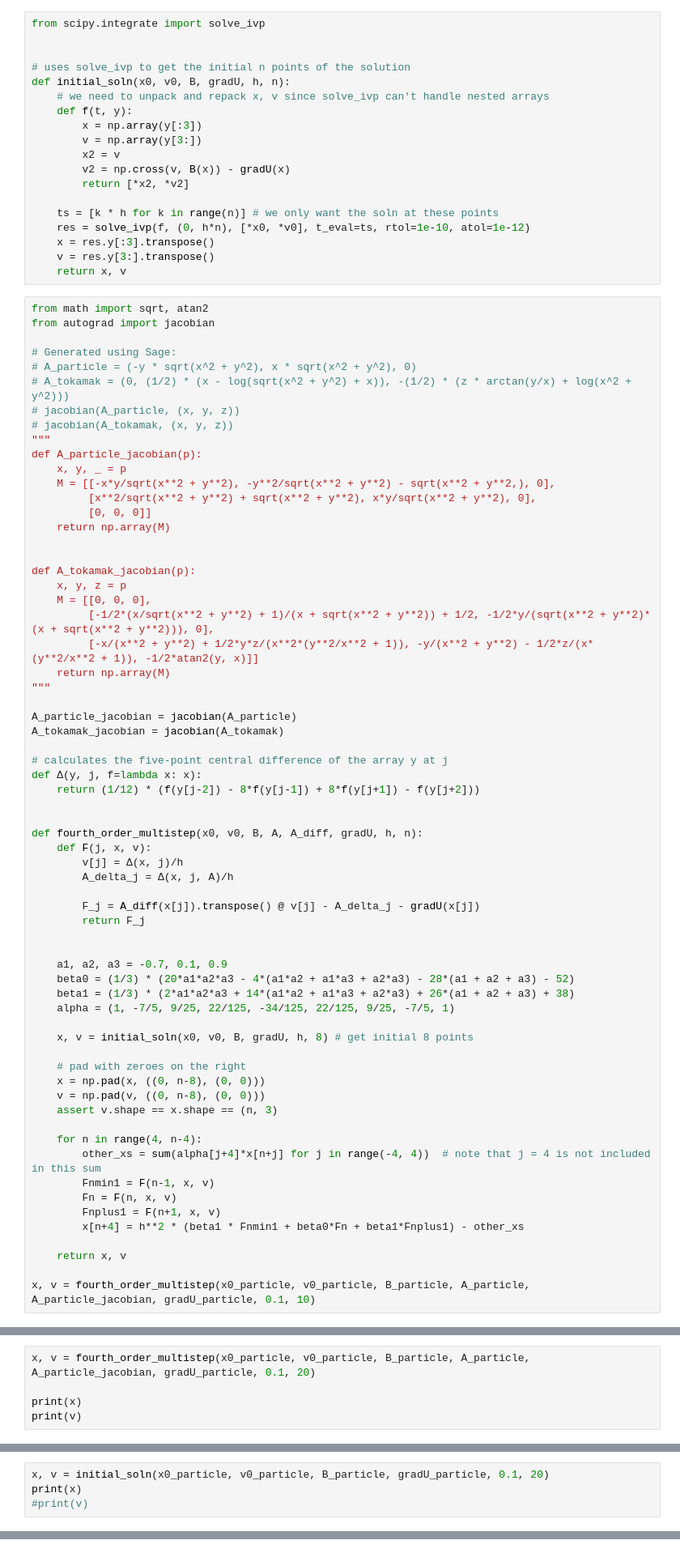
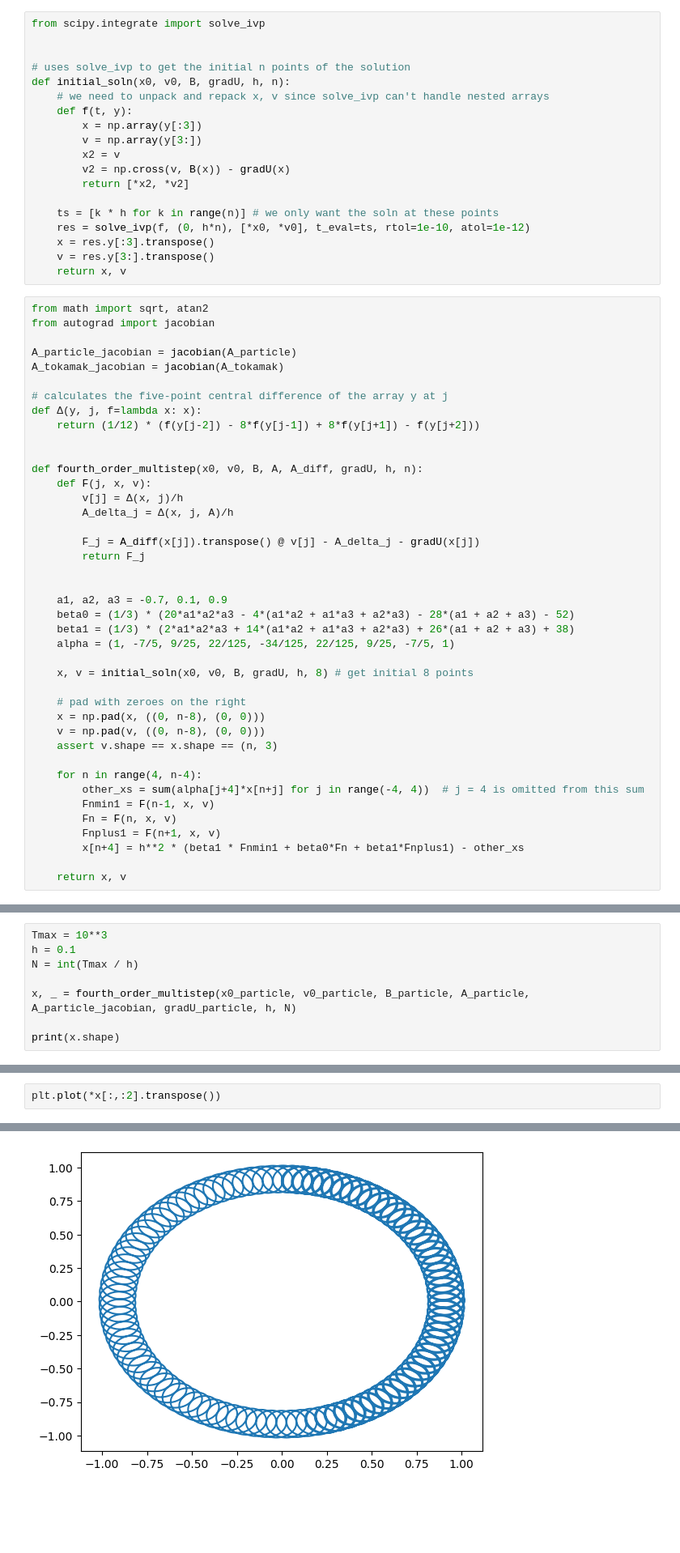
Before and after one commit to DonSheddow/TMA4215-project2, a Jupyter notebook: sigurd.ipynb, the cells around one changed output, grey strips where cells are left out. Shown: that part at 81% size. Cells and saved outputs as stored; diff of their text form; blank space fills up the shorter version.

```diff
--- a/sigurd.ipynb
+++ b/sigurd.ipynb
@@ -126,28 +128,6 @@ def initial_soln(x0, v0, B, gradU, h, n):
 # %%
 from math import sqrt, atan2
 from autograd import jacobian
-
-# Generated using Sage:
-# A_particle = (-y * sqrt(x^2 + y^2), x * sqrt(x^2 + y^2), 0)
-# A_tokamak = (0, (1/2) * (x - log(sqrt(x^2 + y^2) + x)), -(1/2) * (z * arctan(y/x) + log(x^2 + y^2)))
-# jacobian(A_particle, (x, y, z))
-# jacobian(A_tokamak, (x, y, z))
-"""
-def A_particle_jacobian(p):
-    x, y, _ = p
-    M = [[-x*y/sqrt(x**2 + y**2), -y**2/sqrt(x**2 + y**2) - sqrt(x**2 + y**2,), 0],
-         [x**2/sqrt(x**2 + y**2) + sqrt(x**2 + y**2), x*y/sqrt(x**2 + y**2), 0],
-         [0, 0, 0]]
-    return np.array(M)
-
-
-def A_tokamak_jacobian(p):
-    x, y, z = p
-    M = [[0, 0, 0],
-         [-1/2*(x/sqrt(x**2 + y**2) + 1)/(x + sqrt(x**2 + y**2)) + 1/2, -1/2*y/(sqrt(x**2 + y**2)*(x + sqrt(x**2 + y**2))), 0],
-         [-x/(x**2 + y**2) + 1/2*y*z/(x**2*(y**2/x**2 + 1)), -y/(x**2 + y**2) - 1/2*z/(x*(y**2/x**2 + 1)), -1/2*atan2(y, x)]]
-    return np.array(M)
-"""
 
 A_particle_jacobian = jacobian(A_particle)
 A_tokamak_jacobian = jacobian(A_tokamak)
@@ -179,12 +159,10 @@ def fourth_order_multistep(x0, v0, B, A, A_diff, gradU, h, n):
     assert v.shape == x.shape == (n, 3)
 
     for n in range(4, n-4):
-        other_xs = sum(alpha[j+4]*x[n+j] for j in range(-4, 4))  # note that j = 4 is not included in this sum
+        other_xs = sum(alpha[j+4]*x[n+j] for j in range(-4, 4))  # j = 4 is omitted from this sum
         Fnmin1 = F(n-1, x, v)
         Fn = F(n, x, v)
         Fnplus1 = F(n+1, x, v)
         x[n+4] = h**2 * (beta1 * Fnmin1 + beta0*Fn + beta1*Fnplus1) - other_xs
 
     return x, v
-
-x, v = fourth_order_multistep(x0_particle, v0_particle, B_particle, A_particle, A_particle_jacobian, gradU_particle, 0.1, 10)
@@ -208,6 +174,9 @@ print(A_particle_jacobian(np.array([1., 1., 1.])))
 # %%
-x, v = fourth_order_multistep(x0_particle, v0_particle, B_particle, A_particle, A_particle_jacobian, gradU_particle, 0.1, 20)
+Tmax = 10**3
+h = 0.1
+N = int(Tmax / h)
 
-print(x)
-print(v)
+x, _ = fourth_order_multistep(x0_particle, v0_particle, B_particle, A_particle, A_particle_jacobian, gradU_particle, h, N)
+
+print(x.shape)
 # %% [output]
@@ -231,4 +183,0 @@ print(v)
-# %%
-x, v = initial_soln(x0_particle, v0_particle, B_particle, gradU_particle, 0.1, 20)
-print(x)
-#print(v)
@@ -255,0 +184,3 @@ print(x)
+# %%
+plt.plot(*x[:,:2].transpose())
+# %% [output]
@@ -255,0 +188 @@ print(x)
+[figure, added]
```
Also changed, not shown: parts of 13 cells of this notebook.
